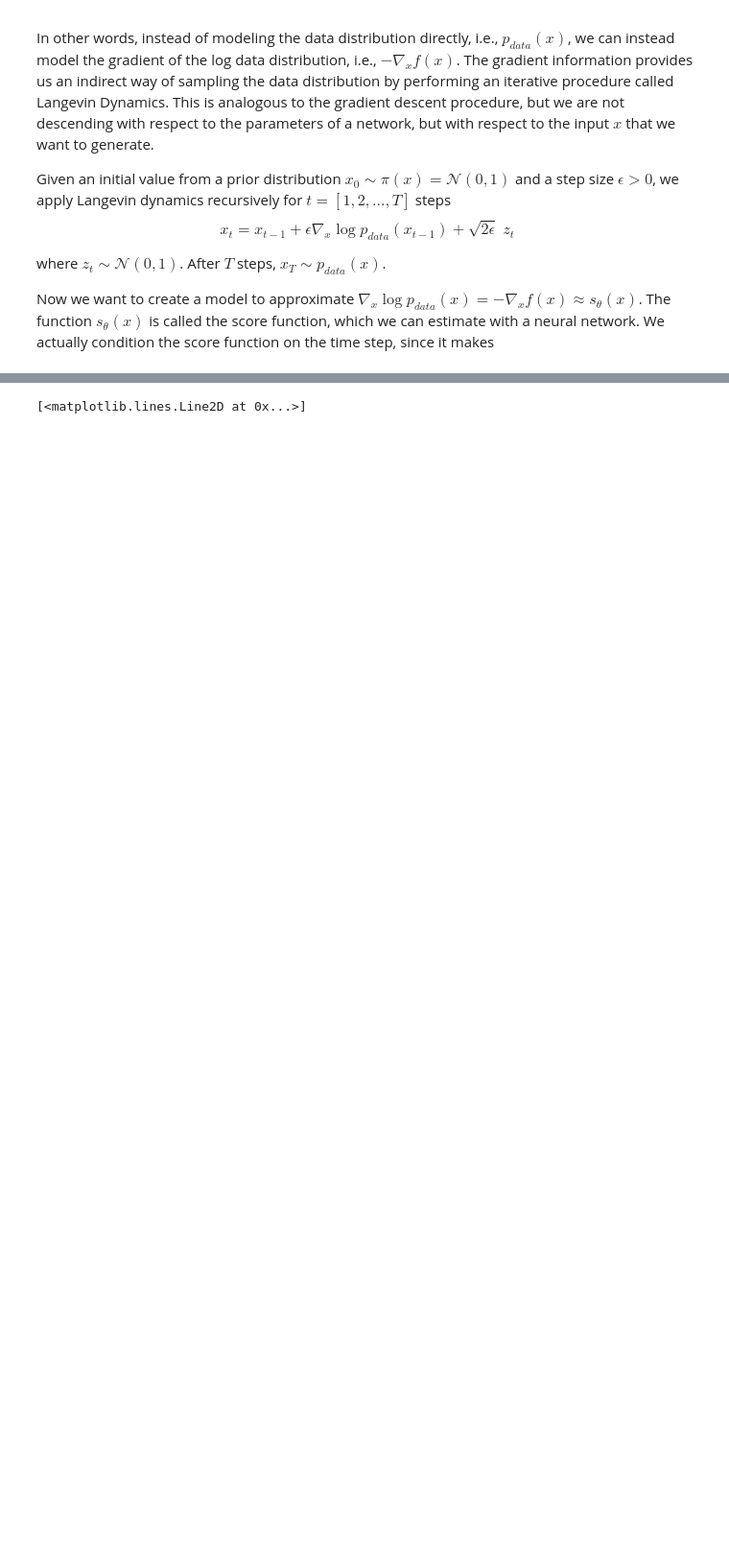
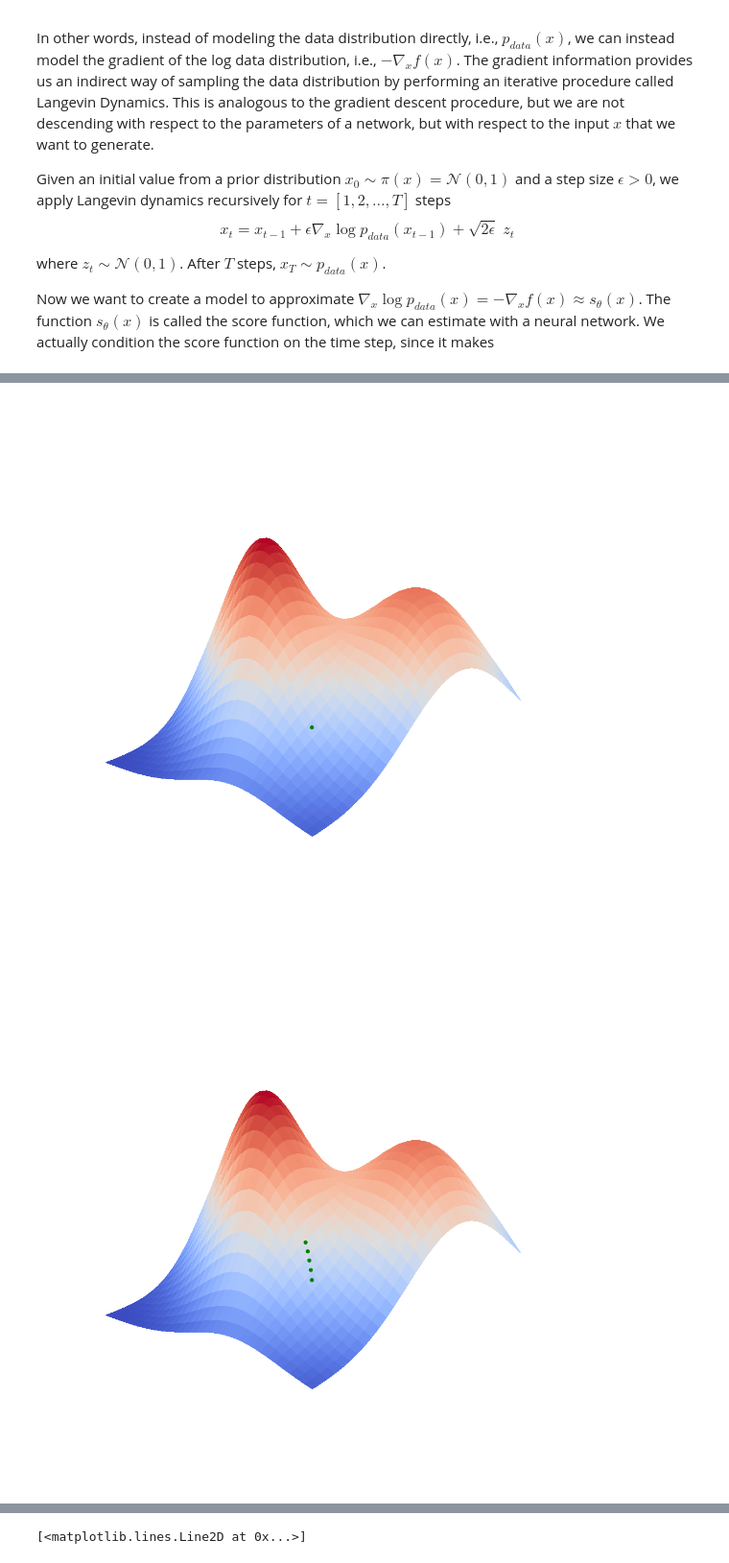
Before and after one commit to Janko-dev/generative_modeling, a Jupyter notebook: notebooks/score_based_models.ipynb, the cells around one changed output, grey strips where cells are left out. Shown at 96% size. Drawn from its saved outputs; the diff is of its cells as text; code cells hidden in the pictures; blank space fills up the shorter version.

```diff
--- a/notebooks/score_based_models.ipynb
+++ b/notebooks/score_based_models.ipynb
@@ -34,0 +120,22 @@ import numpy as np
+# %%
+ts = [1, 10, 20, 30, 40, 50, 60, 70, 80]
+
+for i, t in enumerate(ts[:]):
+
+    fig = plt.figure(figsize=(10, 10), constrained_layout=True)
+    ax = fig.add_subplot(1, 1, 1, projection='3d', computed_zorder=False)
+
+    ax.plot_surface(xx, yy, p_X.reshape(*xx.shape), cmap='coolwarm', linewidth=0, antialiased=False)
+    ax.view_init(20, -135)
+
+    for x_t in path[:t:2]:
+        ax.scatter(x_t[0], x_t[1], p_data(x_t), c='green', s=20)
+
+    # ax.set_title(f"$t = {t}$", y=0.55, loc='right')
+    ax.axis('off')
+
+    plt.savefig(f"../outputs/gradient_ascent/t-{i}.png", dpi=200, bbox_inches='tight')
+    plt.show()
+# %% [output]
+[figure, added]
+[figure, added]
```
Also changed, not shown: parts of 9 cells of this notebook, 9 other files.
